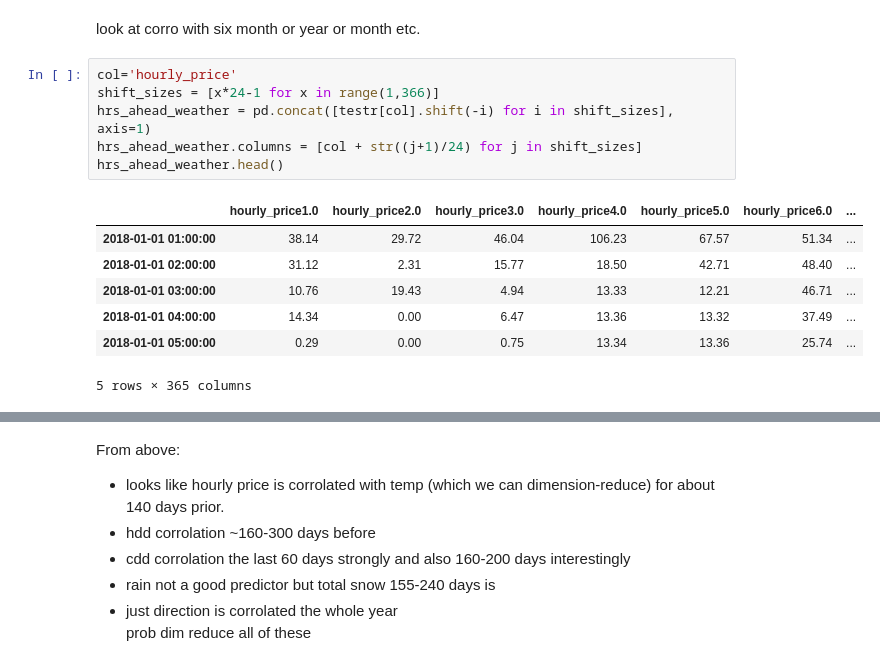
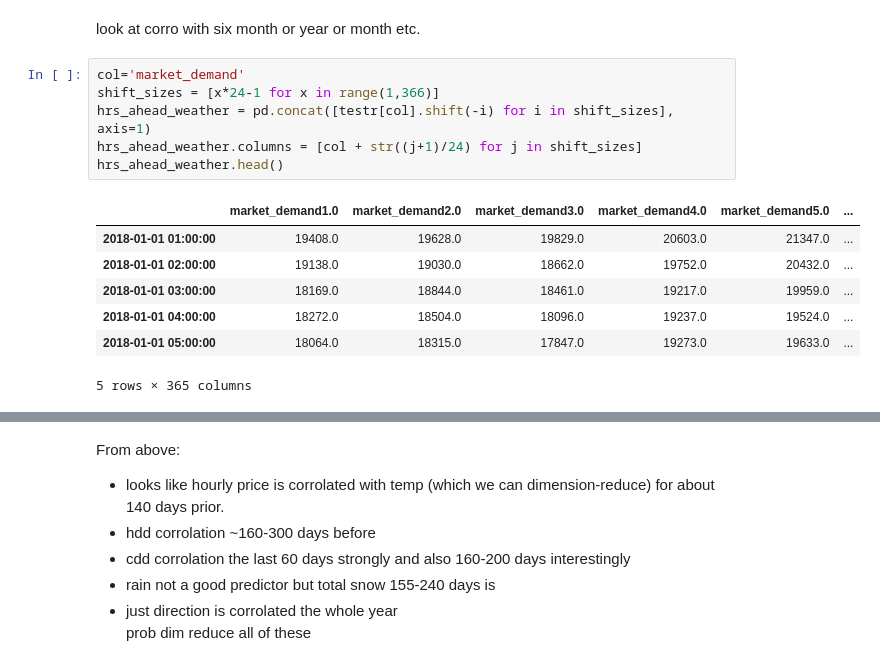
Before and after one commit to KeaganHRankin/cloud_ml_proj, a Jupyter notebook: feature_eng/feature_eng_keagan.ipynb, the cells around one changed output, grey strips where cells are left out. Saved outputs shown, nothing was run; the diff lists cells and outputs as text.

```diff
--- a/feature_eng/feature_eng_keagan.ipynb
+++ b/feature_eng/feature_eng_keagan.ipynb
@@ -419,18 +419,18 @@ sns.heatmap(pd.concat([testr[['hourly_price', 'Year', 'Month', 'Day']],
 # %% [markdown]
 look at corro with six month or year or month etc.
 # %%
-col='hourly_price'
+col='market_demand'
 shift_sizes = [x*24-1 for x in range(1,366)]
 hrs_ahead_weather = pd.concat([testr[col].shift(-i) for i in shift_sizes], axis=1)
 hrs_ahead_weather.columns = [col + str((j+1)/24) for j in shift_sizes]
 hrs_ahead_weather.head()
 # %% [output]
-|  | hourly_price1.0 | hourly_price2.0 | hourly_price3.0 | hourly_price4.0 | hourly_price5.0 | hourly_price6.0 | ... |
-| 2018-01-01 01:00:00 | 38.14 | 29.72 | 46.04 | 106.23 | 67.57 | 51.34 | ... |
-| 2018-01-01 02:00:00 | 31.12 | 2.31 | 15.77 | 18.50 | 42.71 | 48.40 | ... |
-| 2018-01-01 03:00:00 | 10.76 | 19.43 | 4.94 | 13.33 | 12.21 | 46.71 | ... |
-| 2018-01-01 04:00:00 | 14.34 | 0.00 | 6.47 | 13.36 | 13.32 | 37.49 | ... |
-| 2018-01-01 05:00:00 | 0.29 | 0.00 | 0.75 | 13.34 | 13.36 | 25.74 | ... |
+|  | market_demand1.0 | market_demand2.0 | market_demand3.0 | market_demand4.0 | market_demand5.0 | ... |
+| 2018-01-01 01:00:00 | 19408.0 | 19628.0 | 19829.0 | 20603.0 | 21347.0 | ... |
+| 2018-01-01 02:00:00 | 19138.0 | 19030.0 | 18662.0 | 19752.0 | 20432.0 | ... |
+| 2018-01-01 03:00:00 | 18169.0 | 18844.0 | 18461.0 | 19217.0 | 19959.0 | ... |
+| 2018-01-01 04:00:00 | 18272.0 | 18504.0 | 18096.0 | 19237.0 | 19524.0 | ... |
+| 2018-01-01 05:00:00 | 18064.0 | 18315.0 | 17847.0 | 19273.0 | 19633.0 | ... |
 5 rows × 365 columns
 # %%
 cols = ['max_t', 'min_t','mean_t', 'hdd', 'cdd', 'tot_rain', 'tot_snow', 'tot_precip','gust_dir', 'gust_speed',
```
Also changed, not shown: parts of 1 cell of this notebook, 1 other file.
